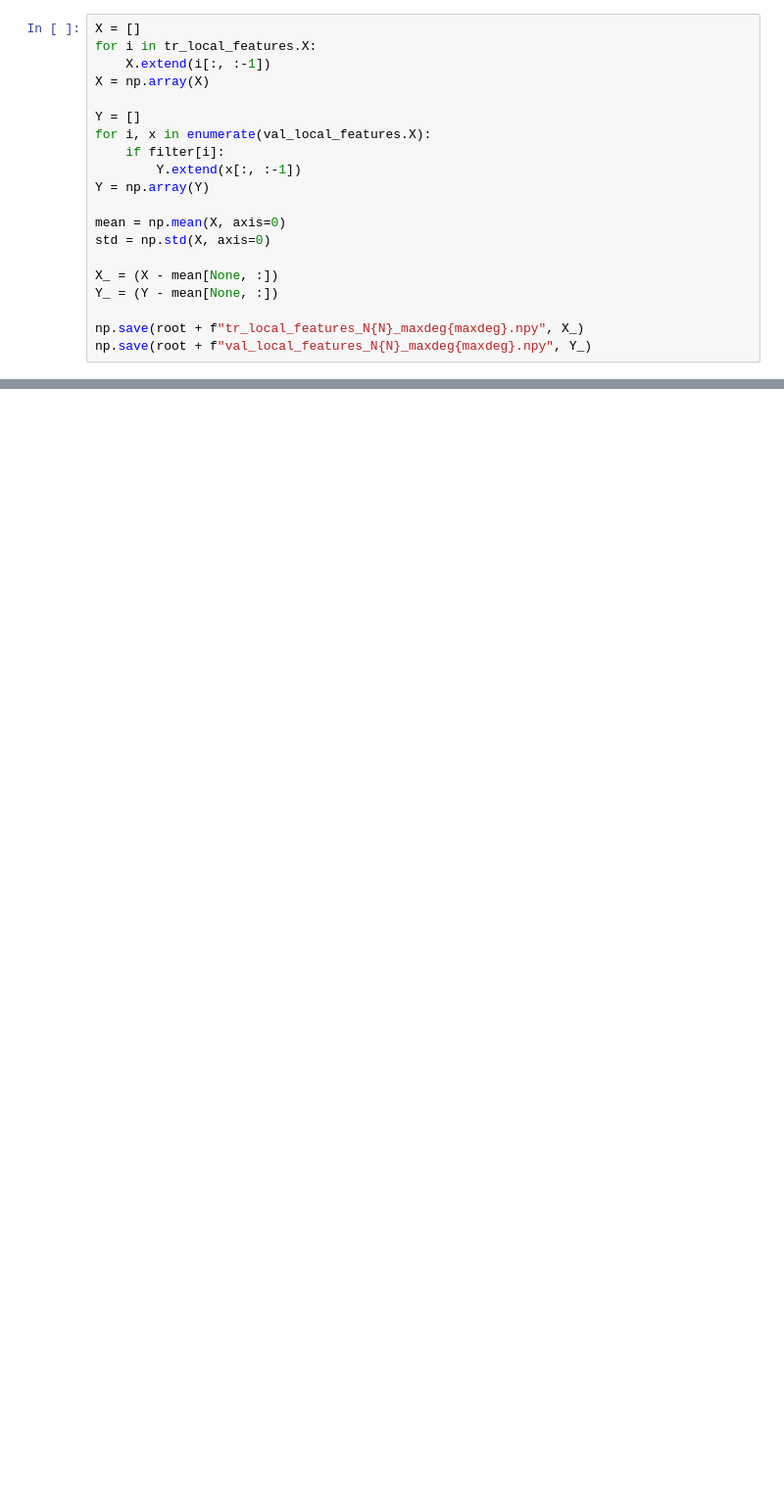
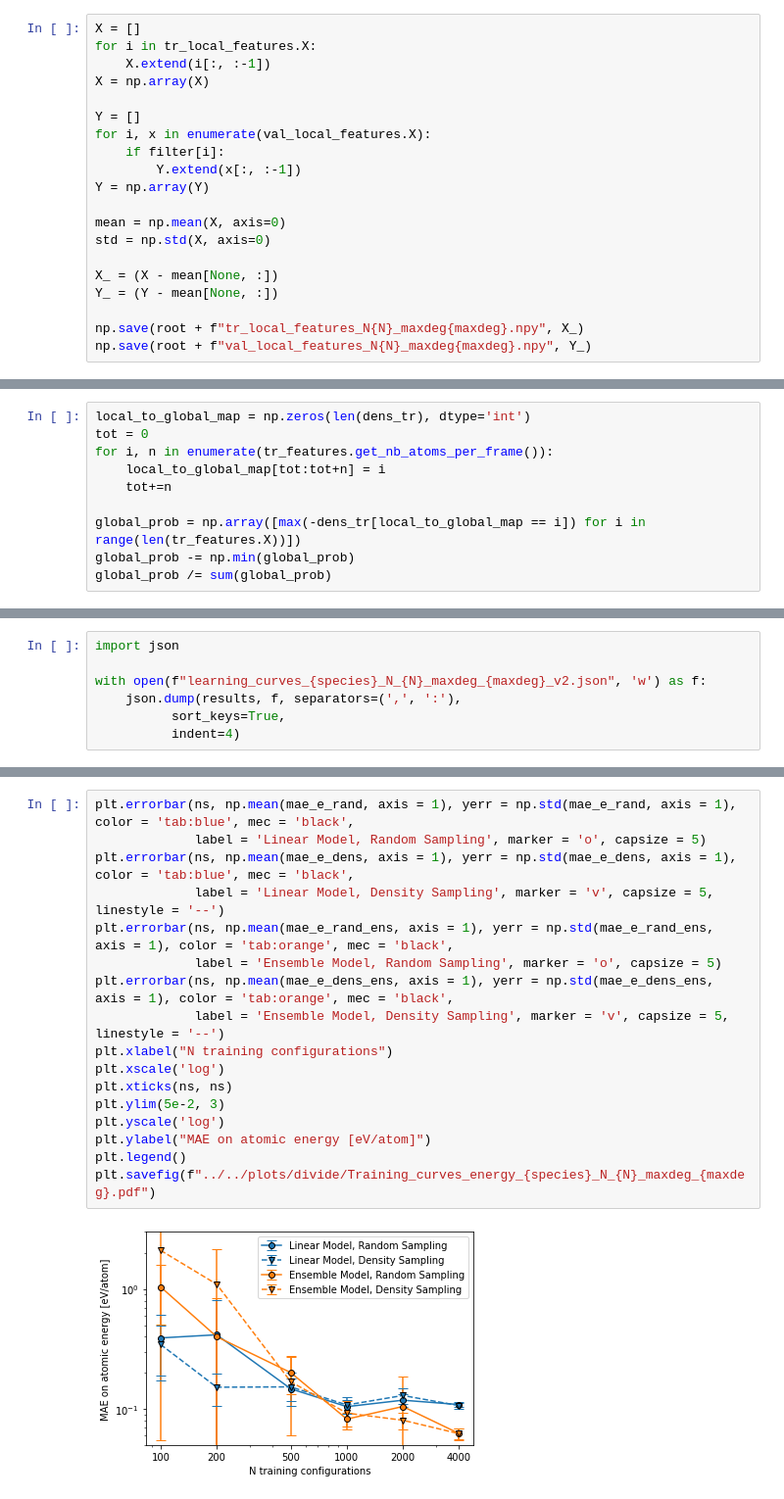
Before and after one commit to ClaudioZeni/Castle, a Jupyter notebook: notebooks/Active_learning.ipynb, the cells around one changed output, grey strips where cells are left out. Shown at 98% size. Saved outputs shown, nothing was run; the diff lists cells and outputs as text; blank space fills up the shorter version.

```diff
--- a/notebooks/Active_learning.ipynb
+++ b/notebooks/Active_learning.ipynb
@@ -410,0 +484,10 @@ plt.show()
+# %%
+local_to_global_map = np.zeros(len(dens_tr), dtype='int')
+tot = 0
+for i, n in enumerate(tr_features.get_nb_atoms_per_frame()):
+    local_to_global_map[tot:tot+n] = i
+    tot+=n
+
+global_prob = np.array([max(-dens_tr[local_to_global_map == i]) for i in range(len(tr_features.X))])
+global_prob -= np.min(global_prob)
+global_prob /= sum(global_prob)
@@ -410,0 +596,7 @@ plt.show()
+# %%
+import json
+
+with open(f"learning_curves_{species}_N_{N}_maxdeg_{maxdeg}_v2.json", 'w') as f:
+    json.dump(results, f, separators=(',', ':'),
+          sort_keys=True,
+          indent=4)
@@ -410,0 +721,19 @@ plt.show()
+# %%
+plt.errorbar(ns, np.mean(mae_e_rand, axis = 1), yerr = np.std(mae_e_rand, axis = 1), color = 'tab:blue', mec = 'black',
+             label = 'Linear Model, Random Sampling', marker = 'o', capsize = 5)
+plt.errorbar(ns, np.mean(mae_e_dens, axis = 1), yerr = np.std(mae_e_dens, axis = 1), color = 'tab:blue', mec = 'black',
+             label = 'Linear Model, Density Sampling', marker = 'v', capsize = 5, linestyle = '--')
+plt.errorbar(ns, np.mean(mae_e_rand_ens, axis = 1), yerr = np.std(mae_e_rand_ens, axis = 1), color = 'tab:orange', mec = 'black',
+             label = 'Ensemble Model, Random Sampling', marker = 'o', capsize = 5)
+plt.errorbar(ns, np.mean(mae_e_dens_ens, axis = 1), yerr = np.std(mae_e_dens_ens, axis = 1), color = 'tab:orange', mec = 'black',
+             label = 'Ensemble Model, Density Sampling', marker = 'v', capsize = 5, linestyle = '--')
+plt.xlabel("N training configurations")
+plt.xscale('log')
+plt.xticks(ns, ns)
+plt.ylim(5e-2, 3)
+plt.yscale('log')
+plt.ylabel("MAE on atomic energy [eV/atom]")
+plt.legend()
+plt.savefig(f"../../plots/divide/Training_curves_energy_{species}_N_{N}_maxdeg_{maxdeg}.pdf")
+# %% [output]
+[figure, added]
```
Also changed, not shown: parts of 23 cells of this notebook, 1 other file.
